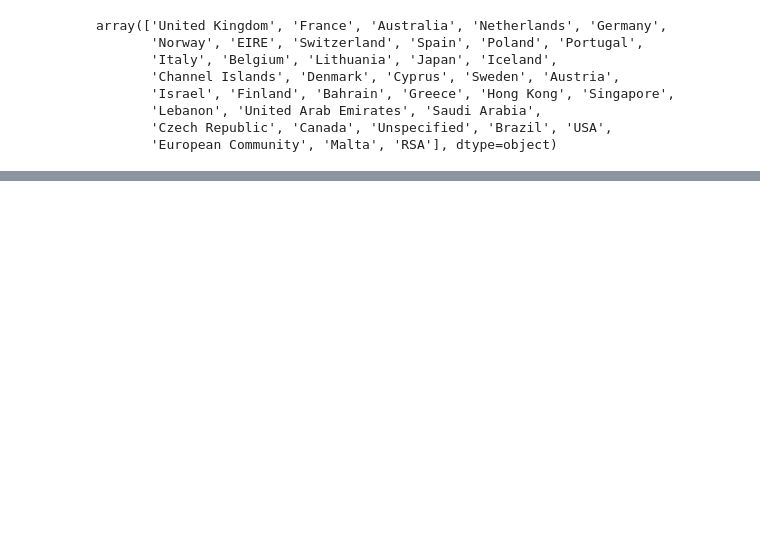
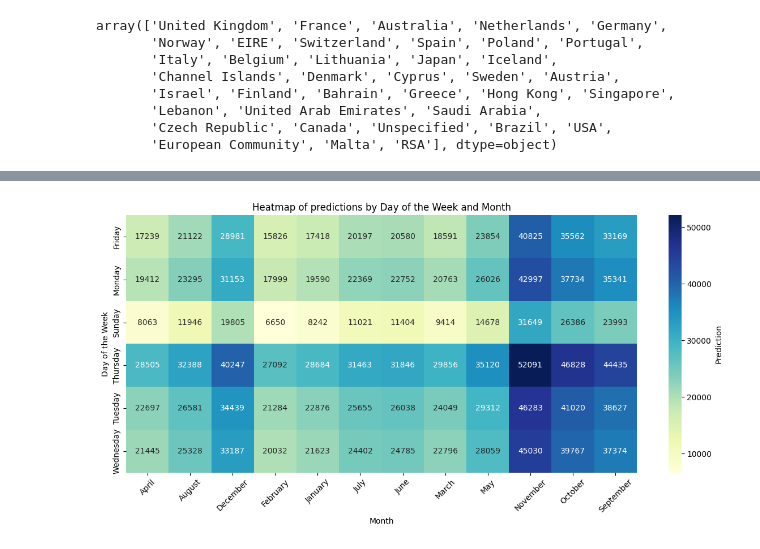
Before and after one commit to Prisze/AAI-500, a Jupyter notebook: Master.ipynb, the cells around one changed output, grey strips where cells are left out. Drawn from its saved outputs; the diff is of its cells as text; code cells hidden in the pictures; blank space fills up the shorter version.

```diff
--- a/Master.ipynb
+++ b/Master.ipynb
@@ -114,0 +293,17 @@ dtype: int64
+# %%
+# Draw as heatmap
+heatmap_data = result.pivot(index='Day of the Week', columns='Month', values='Prediction')
+
+plt.figure(figsize=(12, 6))
+sns.heatmap(heatmap_data, annot=True, fmt='.0f', cmap='YlGnBu', cbar_kws={'label': 'Prediction'})
+
+# Rotate X labels
+plt.xticks(rotation=45)
+plt.title('Heatmap of predictions by Day of the Week and Month')
+plt.xlabel('Month')
+plt.ylabel('Day of the Week')
+
+plt.tight_layout()
+plt.show()
+# %% [output]
+[figure, added]
```
Also changed, not shown: parts of 35 cells of this notebook.
